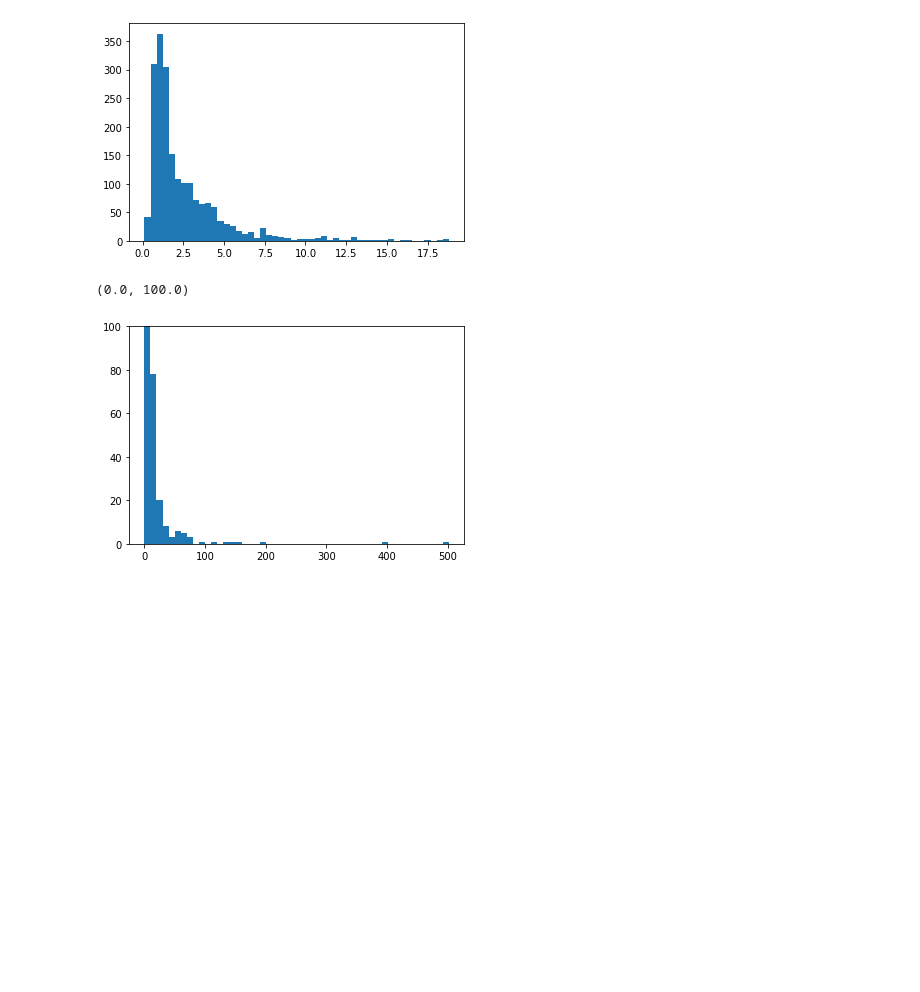
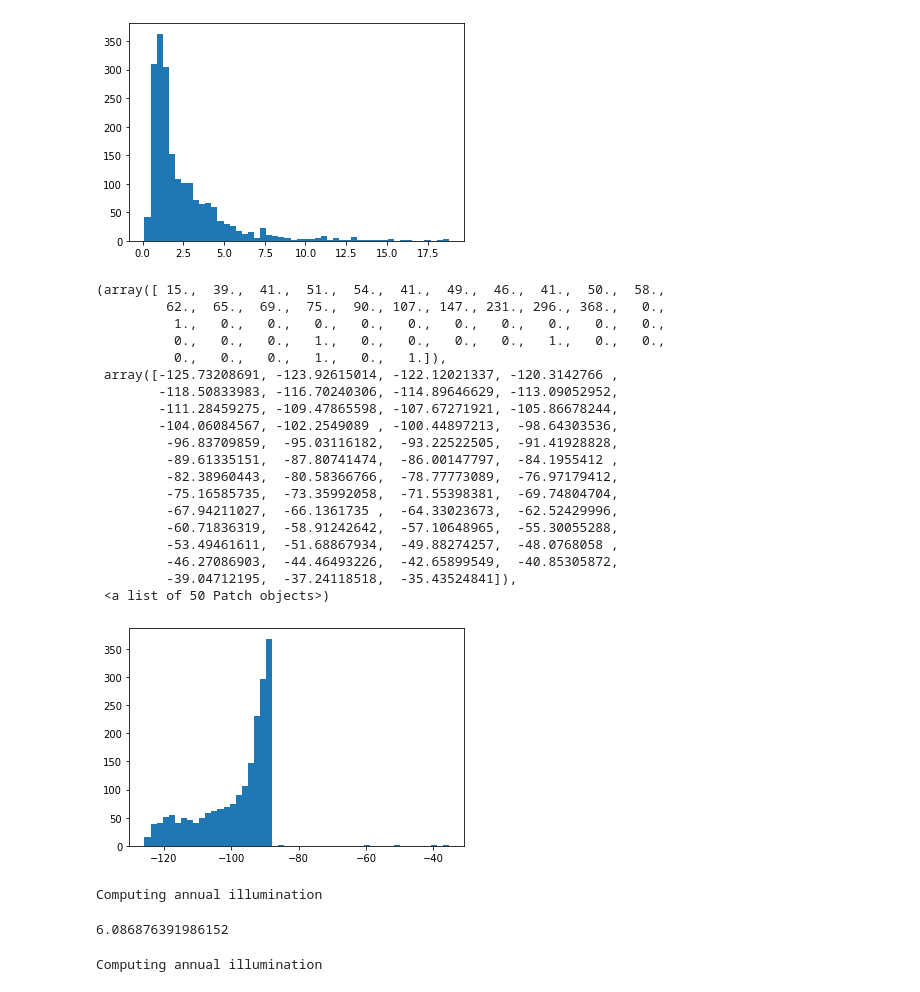
Before and after one commit to damienBloch/proceduralPlanet, a Jupyter notebook: Untitled.ipynb, the cells around one changed output. Cells and saved outputs as stored; diff of their text form; code cells hidden in the pictures; blank space fills up the shorter version.

```diff
--- a/Untitled.ipynb
+++ b/Untitled.ipynb
@@ -175,6 +195,16 @@ for k,e in planet.centers.nodes.data("elevation"):
 for k,ill in planet.centers.nodes.data("illumination"):
     Ts=(ill*(1-planet.centers.nodes[k]["albedo"]))**(1/4)*planet.parameters.starTemperature*np.sqrt(planet.parameters.starRadius*696340e3/planet.parameters.starDistance/149597870e3)
     planet.centers.nodes[k]["temperature"]=Ts
+# %%
+N=10
+windSeeds=np.random.normal(size=(N,3))
+windSeeds/=np.linalg.norm(windSeeds,axis=-1)[:,None]
+sources=np.random.normal(scale=10,size=N)*0
+swirls=np.random.normal(scale=2,size=N)
+planet.lowerAtmosphere=Atmosphere(windSeeds,sources,swirls,planet.centers.number_of_nodes())
+for k,T in planet.centers.nodes.data("temperature"):
+    planet.centers.nodes[k]["lowerAirTemperature"]=T
+    planet.centers.nodes[k]["upperAirTemperature"]=T
 # %%
 @njit
 def toLatLong(r,ex,ey,ez):
@@ -190,15 +220,4 @@ def borderRoll(border):
     n=len(border)
     for i in range(n):
         yield((border[i],border[(i+1)%n]))
-class Projection:
-        def __init__(self):
-            self.ex=np.array([1,0,0])
-            self.ey=np.array([0,1,0])
-            self.ez=np.array([0,0,1])
-        def toLatLong(self,r,units="rad"):
-            lat,long=toLatLong(r,self.ex,self.ey,self.ez)
-            if(units=="rad"):
-                return lat,long
-            elif(units=="deg"):
-                return (lat-np.pi/2)/np.pi*180,long/np.pi*180
 # %%
@@ -246,2 +269,14 @@ plt.show()
-# %%
-planet.atmosphere.update(100)
+# %%
+long=np.linspace(-180,180,40)
+lat=np.linspace(-90,90)
+long2d,lat2d=np.meshgrid(long,lat,indexing="ij")
+positions=np.array([np.sin(lat2d/180*np.pi)*np.cos(long2d/180*np.pi),np.sin(lat2d/180*np.pi)*np.sin(long2d/180*np.pi),np.cos(lat2d/180*np.pi)])
+positions=positions.transpose([1,2,0])
+(x,y,_)=np.shape(positions)
+positions=np.reshape(positions,(x*y,3))
+velocities=planet.lowerAtmosphere.velocityField(positions)
+slat,slong=Projection().toLatLong(velocities,"deg")
+slat=np.reshape(slat,(x,y))
+slong=np.reshape(slong,(x,y))
+ax = plt.axes(projection=ccrs.PlateCarree())
+ax.streamplot(lat,long,slat,slong,transform=ccrs.PlateCarree())
@@ -306,10 +391,36 @@ plt.hist(np.linalg.norm(velocities,axis=-1),bins=50)
  <a list of 50 Patch objects>)
 [figure]
 # %%
-centers=np.array([c for _,c in planet.centers.nodes.data("center")])
-velocities=planet.atmosphere.velocityField(centers)
-plt.hist(np.linalg.norm(velocities,axis=-1),bins=50)
-plt.ylim(0,100)
+temperature=np.array([T for _,T in planet.centers.nodes.data("upperAirTemperature")])
+plt.hist(temperature-273.15,bins=50)
 # %% [output]
-(0.0, 100.0)
+(array([ 15.,  39.,  41.,  51.,  54.,  41.,  49.,  46.,  41.,  50.,  58.,
+         62.,  65.,  69.,  75.,  90., 107., 147., 231., 296., 368.,   0.,
+          1.,   0.,   0.,   0.,   0.,   0.,   0.,   0.,   0.,   0.,   0.,
+          0.,   0.,   0.,   1.,   0.,   0.,   0.,   0.,   1.,   0.,   0.,
+          0.,   0.,   0.,   1.,   0.,   1.]),
+ array([-125.73208691, -123.92615014, -122.12021337, -120.3142766 ,
+        -118.50833983, -116.70240306, -114.89646629, -113.09052952,
+        -111.28459275, -109.47865598, -107.67271921, -105.86678244,
+        -104.06084567, -102.2549089 , -100.44897213,  -98.64303536,
+         -96.83709859,  -95.03116182,  -93.22522505,  -91.41928828,
+         -89.61335151,  -87.80741474,  -86.00147797,  -84.1955412 ,
+         -82.38960443,  -80.58366766,  -78.77773089,  -76.97179412,
+         -75.16585735,  -73.35992058,  -71.55398381,  -69.74804704,
+         -67.94211027,  -66.1361735 ,  -64.33023673,  -62.52429996,
+         -60.71836319,  -58.91242642,  -57.10648965,  -55.30055288,
+         -53.49461611,  -51.68867934,  -49.88274257,  -48.0768058 ,
+         -46.27086903,  -44.46493226,  -42.65899549,  -40.85305872,
+         -39.04712195,  -37.24118518,  -35.43524841]),
+ <a list of 50 Patch objects>)
-[figure, old version]
+[figure, new version]
+# %%
+from timeit import timeit
+timeit(planet.computeAnnualIllumination,number=1)
+# %% [output]
+Computing annual illumination
+6.086876391986152
+# %%
+planet.computeAnnualIllumination()
+# %% [output]
+Computing annual illumination
```
Also changed, not shown: parts of 9 cells of this notebook, 8 other files.
